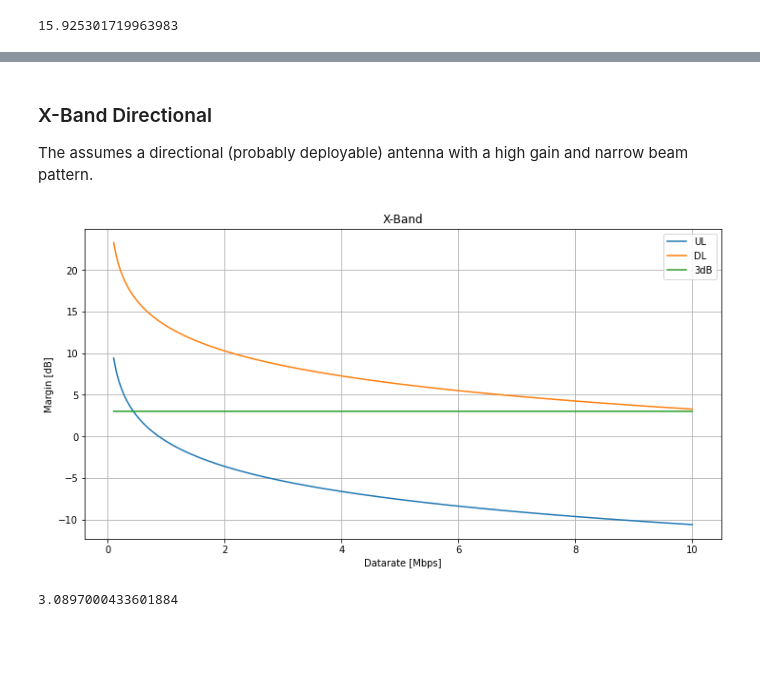
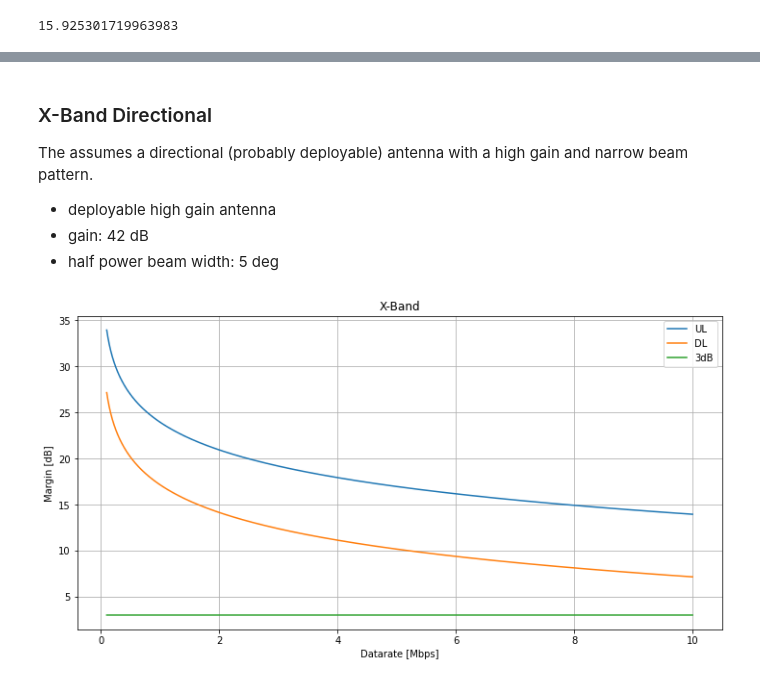
Before and after one commit to walchko/bearsnacks, a Jupyter notebook: space/draft/comm/comm-firesat.ipynb, the cells around one changed output, grey strips where cells are left out. Cells and saved outputs as stored; diff of their text form; code cells hidden in the pictures; blank space fills up the shorter version.

```diff
--- a/space/draft/comm/comm-firesat.ipynb
+++ b/space/draft/comm/comm-firesat.ipynb
@@ -359,31 +356,59 @@ plt.legend();
 ### X-Band Directional
 
 The assumes a directional (probably deployable) antenna with a high gain and narrow beam pattern.
+
+- deployable high gain antenna
+- gain: 42 dB
+- half power beam width: 5 deg
 # %%
+# Up ---------------------------------------------------
+# parabolic high gain directional antenna
+# Dia = 1 # m
+# Gt = antennaGain(Dia, band) # dB
+Gt = 42
+
+uTX = { # ground antenna
+    "eirp": 88, # dB
+}
+
+uRX = { # satellite
+    "gain": Gt,        # dB
+    "sysNoiseTemp": 614, # K
+    "pointingError": satPoitingError, # degree
+    "halfPowerBW": 5   # degree
+}
+# Down ----------------------------------------------------
+lineLoss = -1     # dB
+Pwr = 3         # W
+P = 10*log10(Pwr) # dBW
+eirp = Gt+P+lineLoss
+
+dTX = { # satellite
+    "eirp": eirp, # dB
+}
+
+dRX = { # ground antenna
+    "G/T": 37.7,
+    "pointingError": groundPointingError,
+    "halfPowerBW": groundHPBW
+}
+
 rates = np.arange(100e3,10e6,100) # X-band rates
 eup = []
 edown = []
 for dr in rates:
-    u,d = run(dr, Xband, EML2)
+    u,d = run(dr, Xband, EML2, uTX, uRX, dTX, dRX)
     eup.append(u-ebno)
     edown.append(d-ebno)
 
 plt.figure(figsize=(12,6))
 plt.plot(rates/1e6, eup, label="UL")
 plt.plot(rates/1e6, edown, label="DL")
 plt.plot(rates/1e6, 3*np.ones(len(rates)), label="3dB")
 plt.grid(True)
 plt.xlabel("Datarate [Mbps]")
 plt.ylabel("Margin [dB]")
 plt.title("X-Band")
 plt.legend();
 # %% [output]
-[figure, old version]
+[figure, new version]
-# %%
-Gt = -2.9       # dB
-Ll = -1         # dB
-P = 10*log10(5) # dBW
-eirp = Gt+Ll+P
-eirp
-# %% [output]
-3.0897000433601884
```
Also changed, not shown: parts of 13 cells of this notebook, 3 other files.
